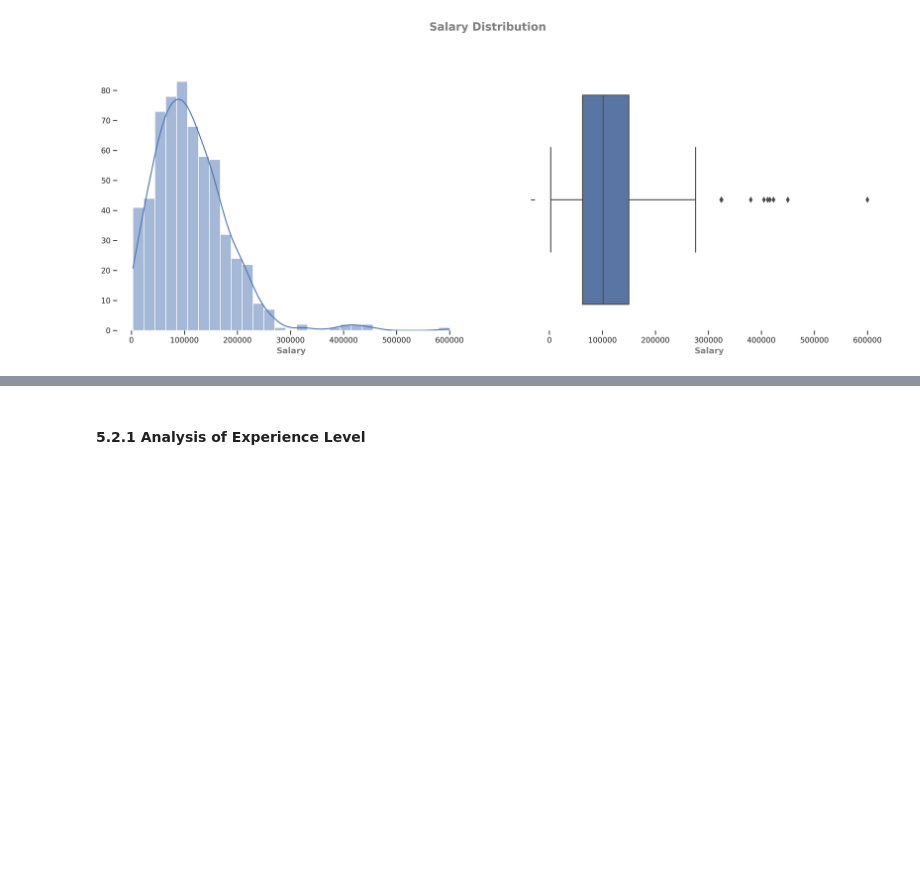
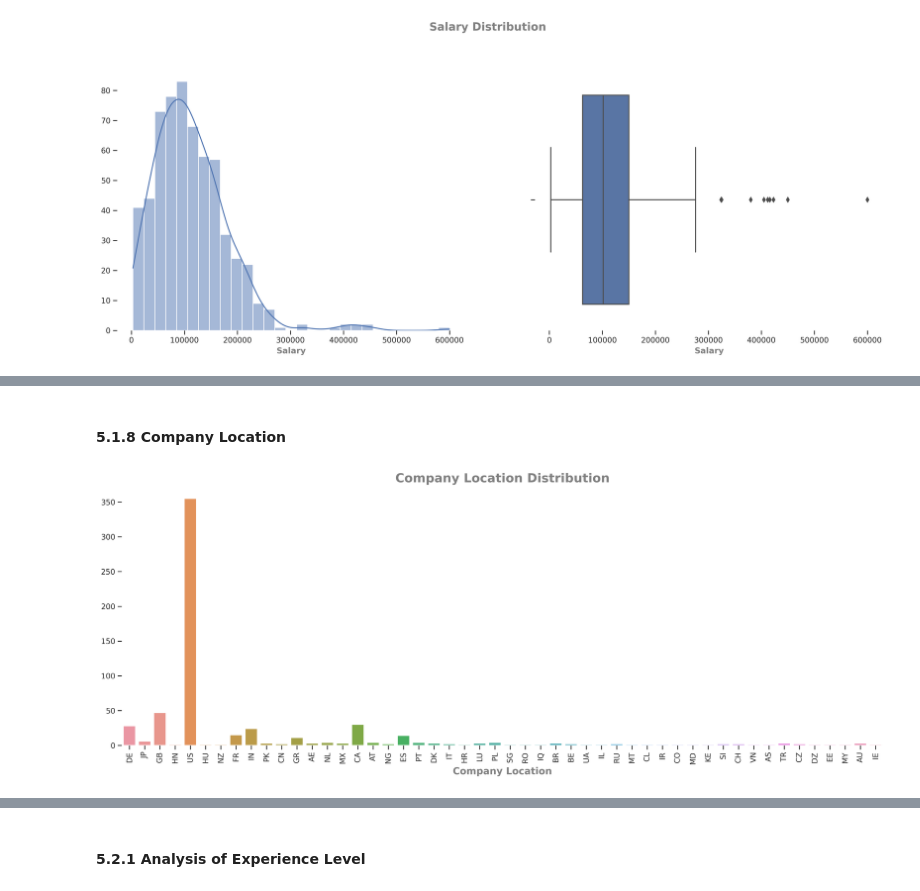
Before and after one commit to sahinozan/Data-Science-Job-Salaries, a Jupyter notebook: project.ipynb, the cells around one changed output, grey strips where cells are left out. Drawn from its saved outputs; the diff is of its cells as text; code cells hidden in the pictures; blank space fills up the shorter version.

```diff
--- a/project.ipynb
+++ b/project.ipynb
@@ -218,0 +258,6 @@ univariate_numerical_plot(x="salary", xlabel="Salary")
+# %% [markdown]
+#### 5.1.8 Company Location
+# %%
+univariate_single_plot(x="company_location", xlabel="Company Location")
+# %% [output]
+[figure, added]
```
Also changed, not shown: parts of 17 cells of this notebook.
